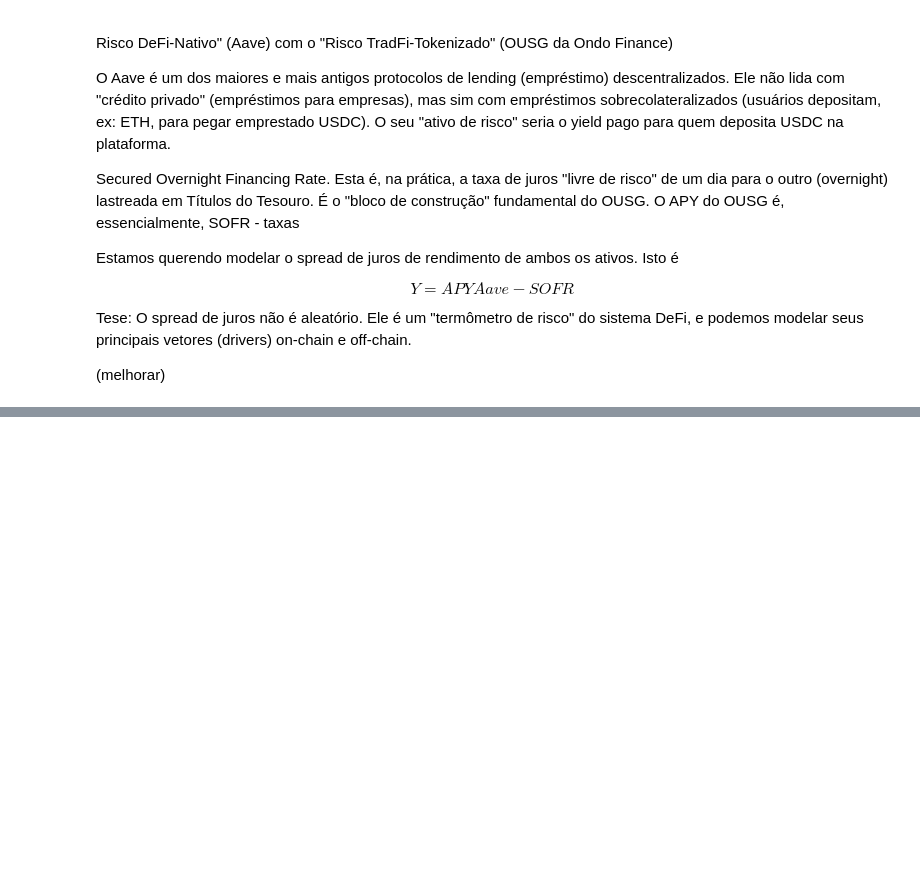
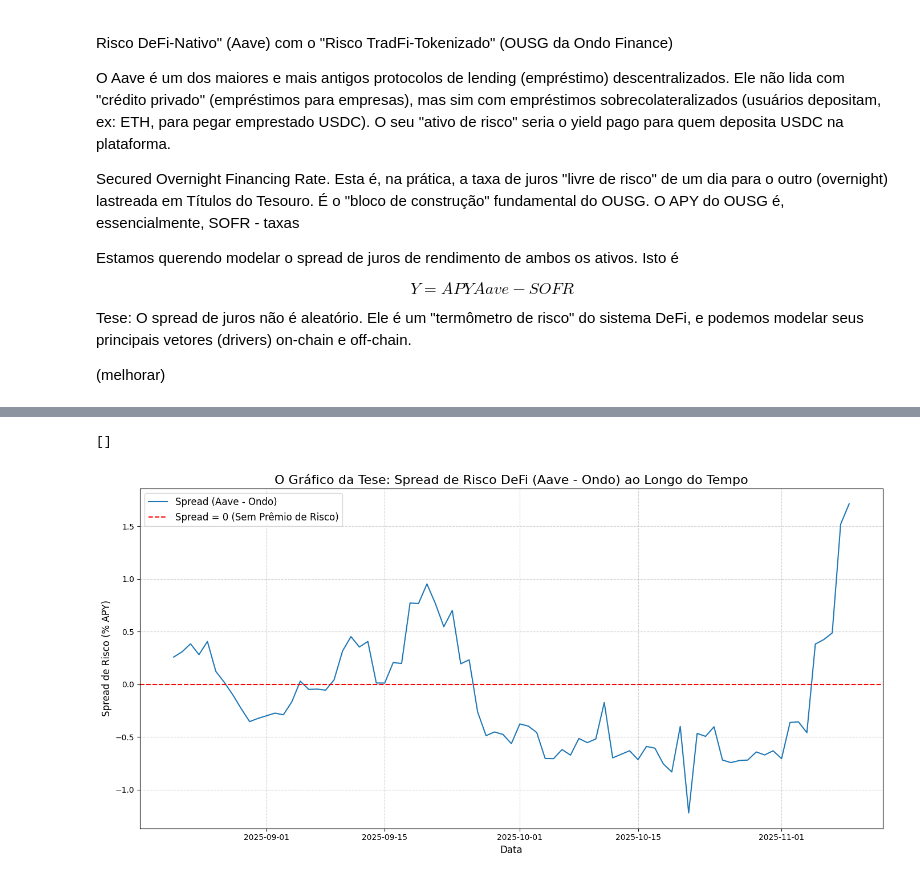
Before and after one commit to Renzo-Filho/6-datathon-fgv-eesp, a Jupyter notebook: src/datathon.ipynb, the cells around one changed output, grey strips where cells are left out. Drawn from its saved outputs; the diff is of its cells as text; code cells hidden in the pictures; blank space fills up the shorter version.

```diff
--- a/src/datathon.ipynb
+++ b/src/datathon.ipynb
@@ -19,0 +27,3 @@ import pandas as pd
+# %%
+df = pd.read_csv("../data/dataset.csv")
+df.head()
@@ -19,0 +37,26 @@ import pandas as pd
+# %%
+# --- 2. Preparar os Dados ---
+# Converter a coluna 'date' de string para datetime e defini-la como índice
+df['date'] = pd.to_datetime(df['date'])
+df = df.set_index('date')
+
+# --- 3. Gerar "O Gráfico da Tese" (Plot de Série Temporal) ---
+plt.figure(figsize=(14, 7))
+ax = sns.lineplot(x=df.index, y=df['Y_Target_Spread'], label='Spread (Aave - Ondo)')
+
+# Adicionar uma linha de base em 0
+ax.axhline(0, ls='--', color='red', lw=1.5, label='Spread = 0 (Sem Prêmio de Risco)')
+
+# Melhorar a formatação
+plt.title('O Gráfico da Tese: Spread de Risco DeFi (Aave - Ondo) ao Longo do Tempo', fontsize=16)
+plt.ylabel('Spread de Risco (% APY)', fontsize=12)
+plt.xlabel('Data', fontsize=12)
+plt.legend(fontsize=12)
+plt.grid(True, linestyle='--', alpha=0.6)
+plt.tight_layout()
+
+# Plotar o gráfico
+plt.plot()
+# %% [output]
+[]
+[figure, added]
```
Also changed, not shown: parts of 14 cells of this notebook, 13 other files.
